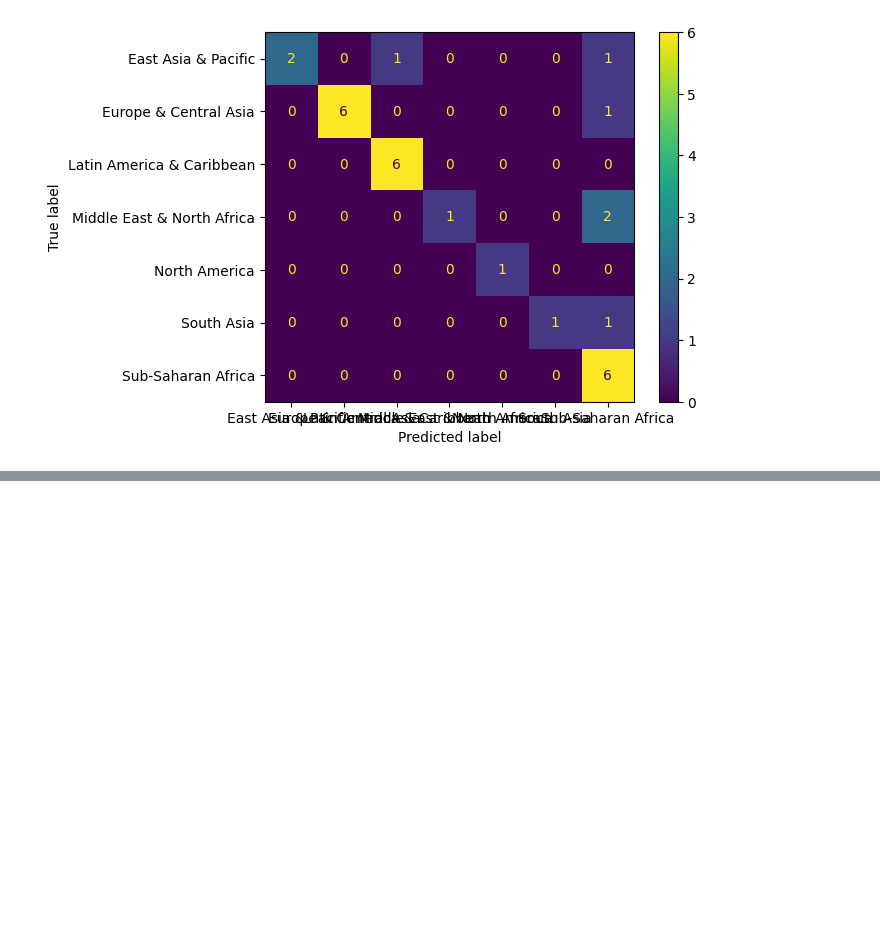
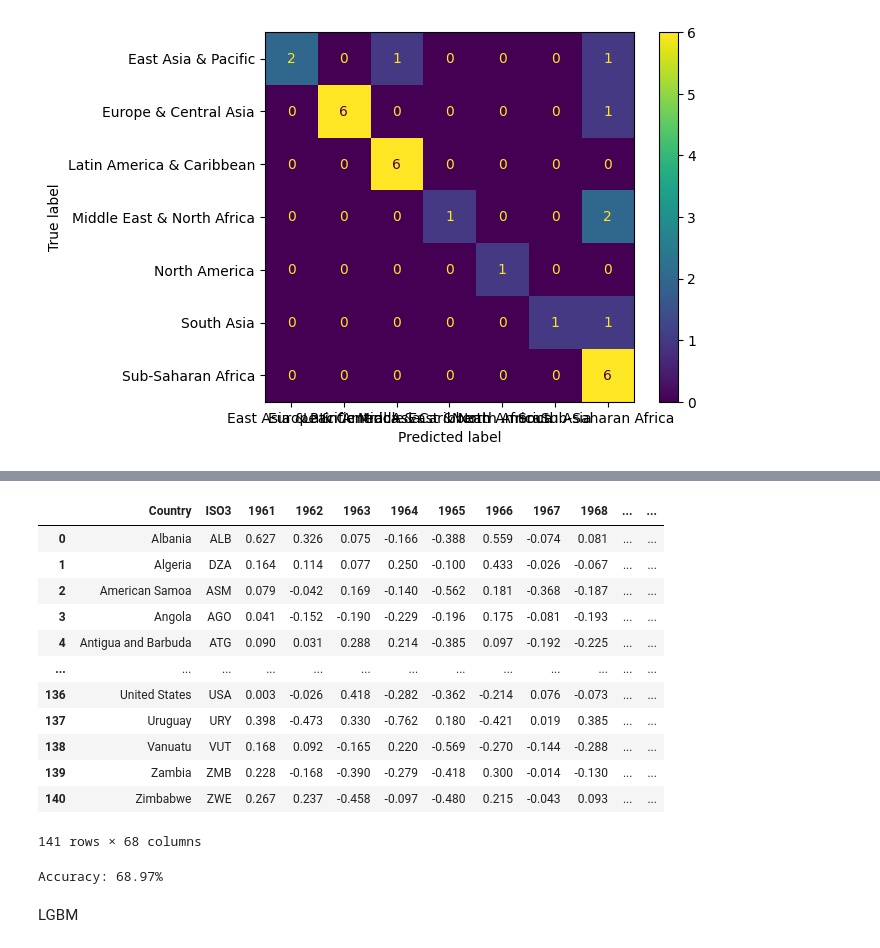
Before and after one commit to carolinarutililima/Final_Project_Machine_Learning_II, a Jupyter notebook: Ensemble.ipynb, the cells around one changed output, grey strips where cells are left out. Drawn from its saved outputs; the diff is of its cells as text; code cells hidden in the pictures; blank space fills up the shorter version.

```diff
--- a/Ensemble.ipynb
+++ b/Ensemble.ipynb
@@ -205,0 +192,16 @@ Successfully installed xgboost-2.0.3
+# %%
+df
+# %% [output]
+|  | Country | ISO3 | 1961 | 1962 | 1963 | 1964 | 1965 | 1966 | 1967 | 1968 | ... | ... |
+| 0 | Albania | ALB | 0.627 | 0.326 | 0.075 | -0.166 | -0.388 | 0.559 | -0.074 | 0.081 | ... | ... |
+| 1 | Algeria | DZA | 0.164 | 0.114 | 0.077 | 0.250 | -0.100 | 0.433 | -0.026 | -0.067 | ... | ... |
+| 2 | American Samoa | ASM | 0.079 | -0.042 | 0.169 | -0.140 | -0.562 | 0.181 | -0.368 | -0.187 | ... | ... |
+| 3 | Angola | AGO | 0.041 | -0.152 | -0.190 | -0.229 | -0.196 | 0.175 | -0.081 | -0.193 | ... | ... |
+| 4 | Antigua and Barbuda | ATG | 0.090 | 0.031 | 0.288 | 0.214 | -0.385 | 0.097 | -0.192 | -0.225 | ... | ... |
+| ... | ... | ... | ... | ... | ... | ... | ... | ... | ... | ... | ... | ... |
+| 136 | United States | USA | 0.003 | -0.026 | 0.418 | -0.282 | -0.362 | -0.214 | 0.076 | -0.073 | ... | ... |
+| 137 | Uruguay | URY | 0.398 | -0.473 | 0.330 | -0.762 | 0.180 | -0.421 | 0.019 | 0.385 | ... | ... |
+| 138 | Vanuatu | VUT | 0.168 | 0.092 | -0.165 | 0.220 | -0.569 | -0.270 | -0.144 | -0.288 | ... | ... |
+| 139 | Zambia | ZMB | 0.228 | -0.168 | -0.390 | -0.279 | -0.418 | 0.300 | -0.014 | -0.130 | ... | ... |
+| 140 | Zimbabwe | ZWE | 0.267 | 0.237 | -0.458 | -0.097 | -0.480 | 0.215 | -0.043 | 0.093 | ... | ... |
+141 rows × 68 columns
@@ -205,0 +218,19 @@ Successfully installed xgboost-2.0.3
+# %%
+from sklearn.metrics import accuracy_score
+
+# Initialize the model
+model = XGBClassifier()
+
+# Fit the model
+model.fit(X_train, y_train)
+
+# Make predictions
+y_pred = model.predict(X_test)
+
+# Evaluate the model
+accuracy = accuracy_score(y_test, y_pred)
+print(f"Accuracy: {accuracy * 100:.2f}%")
+# %% [output]
+Accuracy: 68.97%
+# %% [markdown]
+LGBM
```
Also changed, not shown: parts of 6 cells of this notebook.
